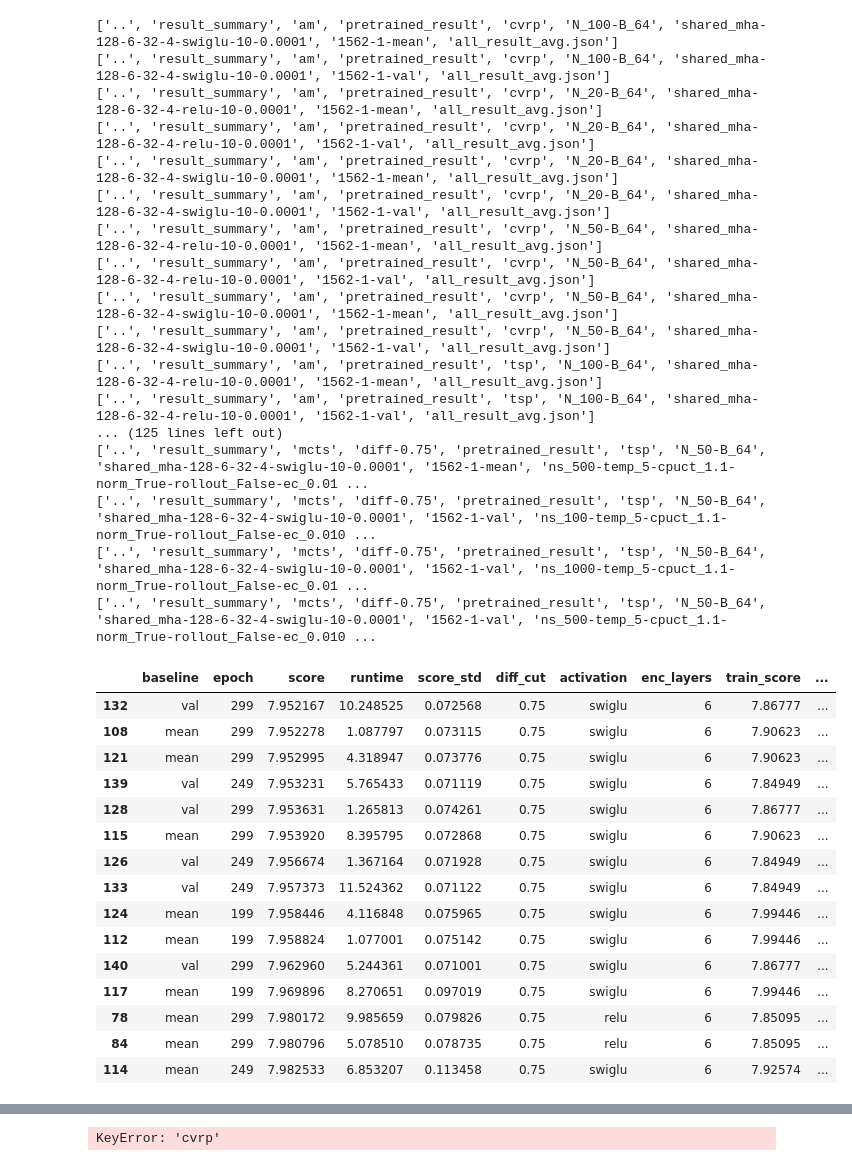
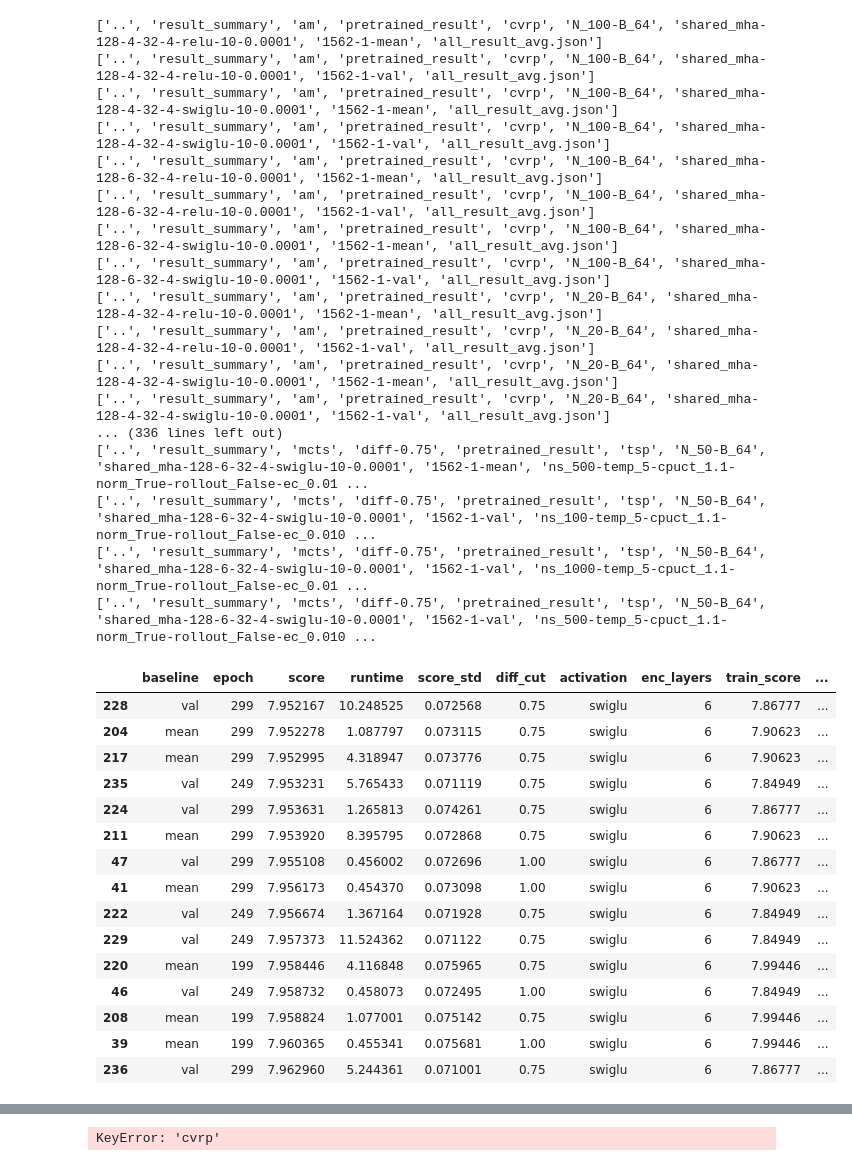
Before and after one commit to glistering96/AlphaRouter, a Jupyter notebook: notebooks/result_plot.ipynb, the cells around one changed output, grey strips where cells are left out. Cells and saved outputs as stored; diff of their text form; code cells hidden in the pictures.

```diff
--- a/notebooks/result_plot.ipynb
+++ b/notebooks/result_plot.ipynb
@@ -44,3 +44,19 @@ def parse_file_nm(file_nm):
     baseline_info = baseline_info.split("-")[-1]
 
     return method, prob_type, num_probs, model_info, baseline_info, mcts_info, diff_cut
+# %%
+for file in glob.glob(f"{RESULT_DIR}/**/*.json", recursive=True):
+    result = load_json(file)
+
+    avg_result = False
+    for k, v in result.items():
+        for k2, v2 in v.items():
+            if 'result' in k2:
+                avg_result = True
+                break
+
+    if not avg_result and len(result) != 102:
+        print(len(result))
+        print(file)
+
+# need to do diff-0.75 and CVRP with N=50 for 4 and 6
@@ -87,19 +121,19 @@ for file in glob.glob(f"{RESULT_DIR}/**/all_result_avg.json", recursive=True):
 
     # break
 # %% [output]
+['..', 'result_summary', 'am', 'pretrained_result', 'cvrp', 'N_100-B_64', 'shared_mha-128-4-32-4-relu-10-0.0001', '1562-1-mean', 'all_result_avg.json']
+['..', 'result_summary', 'am', 'pretrained_result', 'cvrp', 'N_100-B_64', 'shared_mha-128-4-32-4-relu-10-0.0001', '1562-1-val', 'all_result_avg.json']
+['..', 'result_summary', 'am', 'pretrained_result', 'cvrp', 'N_100-B_64', 'shared_mha-128-4-32-4-swiglu-10-0.0001', '1562-1-mean', 'all_result_avg.json']
+['..', 'result_summary', 'am', 'pretrained_result', 'cvrp', 'N_100-B_64', 'shared_mha-128-4-32-4-swiglu-10-0.0001', '1562-1-val', 'all_result_avg.json']
+['..', 'result_summary', 'am', 'pretrained_result', 'cvrp', 'N_100-B_64', 'shared_mha-128-6-32-4-relu-10-0.0001', '1562-1-mean', 'all_result_avg.json']
+['..', 'result_summary', 'am', 'pretrained_result', 'cvrp', 'N_100-B_64', 'shared_mha-128-6-32-4-relu-10-0.0001', '1562-1-val', 'all_result_avg.json']
 ['..', 'result_summary', 'am', 'pretrained_result', 'cvrp', 'N_100-B_64', 'shared_mha-128-6-32-4-swiglu-10-0.0001', '1562-1-mean', 'all_result_avg.json']
 ['..', 'result_summary', 'am', 'pretrained_result', 'cvrp', 'N_100-B_64', 'shared_mha-128-6-32-4-swiglu-10-0.0001', '1562-1-val', 'all_result_avg.json']
-['..', 'result_summary', 'am', 'pretrained_result', 'cvrp', 'N_20-B_64', 'shared_mha-128-6-32-4-relu-10-0.0001', '1562-1-mean', 'all_result_avg.json']
-['..', 'result_summary', 'am', 'pretrained_result', 'cvrp', 'N_20-B_64', 'shared_mha-128-6-32-4-relu-10-0.0001', '1562-1-val', 'all_result_avg.json']
-['..', 'result_summary', 'am', 'pretrained_result', 'cvrp', 'N_20-B_64', 'shared_mha-128-6-32-4-swiglu-10-0.0001', '1562-1-mean', 'all_result_avg.json']
-['..', 'result_summary', 'am', 'pretrained_result', 'cvrp', 'N_20-B_64', 'shared_mha-128-6-32-4-swiglu-10-0.0001', '1562-1-val', 'all_result_avg.json']
-['..', 'result_summary', 'am', 'pretrained_result', 'cvrp', 'N_50-B_64', 'shared_mha-128-6-32-4-relu-10-0.0001', '1562-1-mean', 'all_result_avg.json']
-['..', 'result_summary', 'am', 'pretrained_result', 'cvrp', 'N_50-B_64', 'shared_mha-128-6-32-4-relu-10-0.0001', '1562-1-val', 'all_result_avg.json']
-['..', 'result_summary', 'am', 'pretrained_result', 'cvrp', 'N_50-B_64', 'shared_mha-128-6-32-4-swiglu-10-0.0001', '1562-1-mean', 'all_result_avg.json']
-['..', 'result_summary', 'am', 'pretrained_result', 'cvrp', 'N_50-B_64', 'shared_mha-128-6-32-4-swiglu-10-0.0001', '1562-1-val', 'all_result_avg.json']
-['..', 'result_summary', 'am', 'pretrained_result', 'tsp', 'N_100-B_64', 'shared_mha-128-6-32-4-relu-10-0.0001', '1562-1-mean', 'all_result_avg.json']
-['..', 'result_summary', 'am', 'pretrained_result', 'tsp', 'N_100-B_64', 'shared_mha-128-6-32-4-relu-10-0.0001', '1562-1-val', 'all_result_avg.json']
-... (125 lines left out)
+['..', 'result_summary', 'am', 'pretrained_result', 'cvrp', 'N_20-B_64', 'shared_mha-128-4-32-4-relu-10-0.0001', '1562-1-mean', 'all_result_avg.json']
+['..', 'result_summary', 'am', 'pretrained_result', 'cvrp', 'N_20-B_64', 'shared_mha-128-4-32-4-relu-10-0.0001', '1562-1-val', 'all_result_avg.json']
+['..', 'result_summary', 'am', 'pretrained_result', 'cvrp', 'N_20-B_64', 'shared_mha-128-4-32-4-swiglu-10-0.0001', '1562-1-mean', 'all_result_avg.json']
+['..', 'result_summary', 'am', 'pretrained_result', 'cvrp', 'N_20-B_64', 'shared_mha-128-4-32-4-swiglu-10-0.0001', '1562-1-val', 'all_result_avg.json']
+... (336 lines left out)
 ['..', 'result_summary', 'mcts', 'diff-0.75', 'pretrained_result', 'tsp', 'N_50-B_64', 'shared_mha-128-6-32-4-swiglu-10-0.0001', '1562-1-mean', 'ns_500-temp_5-cpuct_1.1-norm_True-rollout_False-ec_0.01 ...
 ['..', 'result_summary', 'mcts', 'diff-0.75', 'pretrained_result', 'tsp', 'N_50-B_64', 'shared_mha-128-6-32-4-swiglu-10-0.0001', '1562-1-val', 'ns_100-temp_5-cpuct_1.1-norm_True-rollout_False-ec_0.010 ...
 ['..', 'result_summary', 'mcts', 'diff-0.75', 'pretrained_result', 'tsp', 'N_50-B_64', 'shared_mha-128-6-32-4-swiglu-10-0.0001', '1562-1-val', 'ns_1000-temp_5-cpuct_1.1-norm_True-rollout_False-ec_0.01 ...
@@ -231,22 +265,23 @@ def plot_bar_result(base_df, baseline, activation, prob_type, num_prob, plot_dev
 #         plot_bar_result(tsp_20, _baseline, _activation, 'tsp', 20, hue='cpuct')
 # %%
 tsp_100 = pd.concat([get_parital_result('am', 'tsp', 100), get_parital_result('mcts', 'tsp', 100)])
+tsp_100.to_csv("../result_csv/tsp_100.csv")
 tsp_100.sort_values(by=['score']).head(15)
 # %% [output]
 |  | baseline | epoch | score | runtime | score_std | diff_cut | activation | enc_layers | train_score | ... |
-| 132 | val | 299 | 7.952167 | 10.248525 | 0.072568 | 0.75 | swiglu | 6 | 7.86777 | ... |
-| 108 | mean | 299 | 7.952278 | 1.087797 | 0.073115 | 0.75 | swiglu | 6 | 7.90623 | ... |
-| 121 | mean | 299 | 7.952995 | 4.318947 | 0.073776 | 0.75 | swiglu | 6 | 7.90623 | ... |
-| 139 | val | 249 | 7.953231 | 5.765433 | 0.071119 | 0.75 | swiglu | 6 | 7.84949 | ... |
-| 128 | val | 299 | 7.953631 | 1.265813 | 0.074261 | 0.75 | swiglu | 6 | 7.86777 | ... |
-| 115 | mean | 299 | 7.953920 | 8.395795 | 0.072868 | 0.75 | swiglu | 6 | 7.90623 | ... |
-| 126 | val | 249 | 7.956674 | 1.367164 | 0.071928 | 0.75 | swiglu | 6 | 7.84949 | ... |
-| 133 | val | 249 | 7.957373 | 11.524362 | 0.071122 | 0.75 | swiglu | 6 | 7.84949 | ... |
-| 124 | mean | 199 | 7.958446 | 4.116848 | 0.075965 | 0.75 | swiglu | 6 | 7.99446 | ... |
-| 112 | mean | 199 | 7.958824 | 1.077001 | 0.075142 | 0.75 | swiglu | 6 | 7.99446 | ... |
-| 140 | val | 299 | 7.962960 | 5.244361 | 0.071001 | 0.75 | swiglu | 6 | 7.86777 | ... |
-| 117 | mean | 199 | 7.969896 | 8.270651 | 0.097019 | 0.75 | swiglu | 6 | 7.99446 | ... |
-| 78 | mean | 299 | 7.980172 | 9.985659 | 0.079826 | 0.75 | relu | 6 | 7.85095 | ... |
-| 84 | mean | 299 | 7.980796 | 5.078510 | 0.078735 | 0.75 | relu | 6 | 7.85095 | ... |
-| 114 | mean | 249 | 7.982533 | 6.853207 | 0.113458 | 0.75 | swiglu | 6 | 7.92574 | ... |
+| 228 | val | 299 | 7.952167 | 10.248525 | 0.072568 | 0.75 | swiglu | 6 | 7.86777 | ... |
+| 204 | mean | 299 | 7.952278 | 1.087797 | 0.073115 | 0.75 | swiglu | 6 | 7.90623 | ... |
+| 217 | mean | 299 | 7.952995 | 4.318947 | 0.073776 | 0.75 | swiglu | 6 | 7.90623 | ... |
+| 235 | val | 249 | 7.953231 | 5.765433 | 0.071119 | 0.75 | swiglu | 6 | 7.84949 | ... |
+| 224 | val | 299 | 7.953631 | 1.265813 | 0.074261 | 0.75 | swiglu | 6 | 7.86777 | ... |
+| 211 | mean | 299 | 7.953920 | 8.395795 | 0.072868 | 0.75 | swiglu | 6 | 7.90623 | ... |
+| 47 | val | 299 | 7.955108 | 0.456002 | 0.072696 | 1.00 | swiglu | 6 | 7.86777 | ... |
+| 41 | mean | 299 | 7.956173 | 0.454370 | 0.073098 | 1.00 | swiglu | 6 | 7.90623 | ... |
+| 222 | val | 249 | 7.956674 | 1.367164 | 0.071928 | 0.75 | swiglu | 6 | 7.84949 | ... |
+| 229 | val | 249 | 7.957373 | 11.524362 | 0.071122 | 0.75 | swiglu | 6 | 7.84949 | ... |
+| 220 | mean | 199 | 7.958446 | 4.116848 | 0.075965 | 0.75 | swiglu | 6 | 7.99446 | ... |
+| 46 | val | 249 | 7.958732 | 0.458073 | 0.072495 | 1.00 | swiglu | 6 | 7.84949 | ... |
+| 208 | mean | 199 | 7.958824 | 1.077001 | 0.075142 | 0.75 | swiglu | 6 | 7.99446 | ... |
+| 39 | mean | 199 | 7.960365 | 0.455341 | 0.075681 | 1.00 | swiglu | 6 | 7.99446 | ... |
+| 236 | val | 299 | 7.962960 | 5.244361 | 0.071001 | 0.75 | swiglu | 6 | 7.86777 | ... |
 # %%
```
Also changed, not shown: parts of 9 cells of this notebook.
